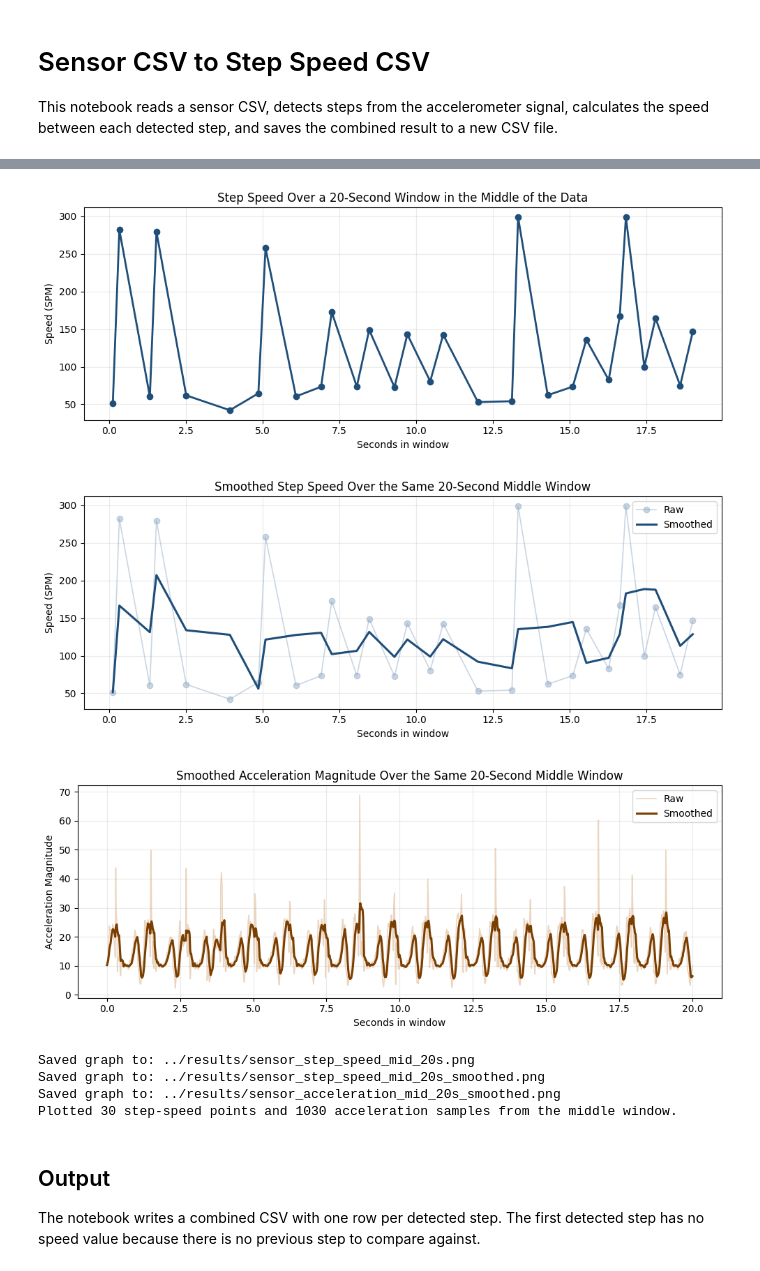
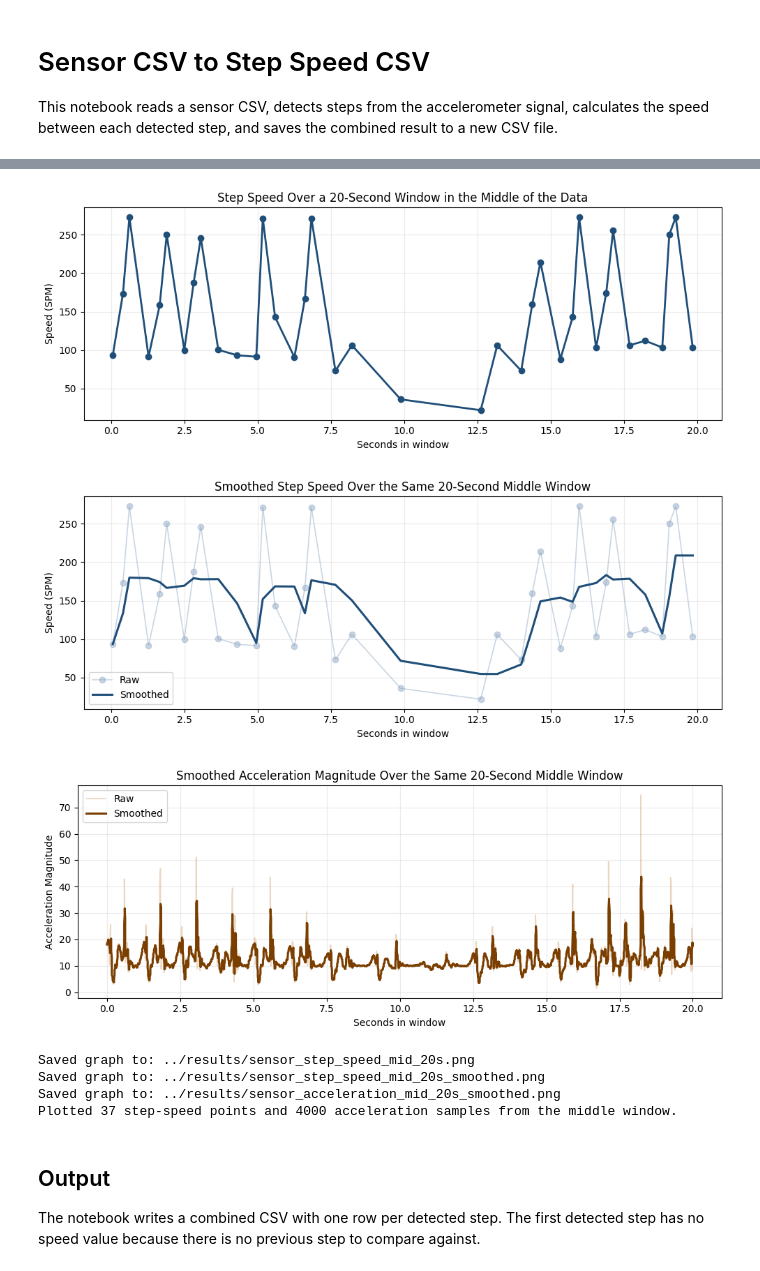
Before and after one commit to RavMRafiki/step-calcs, a Jupyter notebook: speed convert/sensor_speed_notebook.ipynb, the cells around one changed output, grey strips where cells are left out. Cells and saved outputs as stored; diff of their text form; code cells hidden in the pictures.

```diff
--- a/speed convert/sensor_speed_notebook.ipynb
+++ b/speed convert/sensor_speed_notebook.ipynb
@@ -9,7 +9,7 @@ import datetime as dt
 import math
 import statistics
 
-INPUT_CSV = Path("../data/sensor_data_20260516_225339.csv")
+INPUT_CSV = Path("../data-2/sensor_data_20260607_215231.csv")
 OUTPUT_CSV = Path("../results/sensor_step_speed.csv")
 
 # Detection parameter tweaks for higher sensitivity
@@ -201,7 +201,7 @@ else:
     last_timestamp_ms = valid_rows[-1]["timestamp_ms"]
     middle_timestamp_ms = (first_timestamp_ms + last_timestamp_ms) / 2
 
-    window_half_ms = 10000
+    window_half_ms = 10_000
     window_start_ms = middle_timestamp_ms - window_half_ms
     window_end_ms = middle_timestamp_ms + window_half_ms
 
@@ -254,40 +254,40 @@ else:
         if window_start_ms <= timestamp_ms <= window_end_ms
     ]
 
     if len(window_samples) < 2:
         print("Not enough accelerometer samples in the middle window to plot acceleration.")
     else:
         accel_x_seconds = [(timestamp_ms - window_start_ms) / 1000.0 for timestamp_ms, _ in window_samples]
         accel_magnitude = [magnitude for _, magnitude in window_samples]
         accel_smoothed = moving_average(accel_magnitude, 7)
 
         accel_fig, accel_ax = plt.subplots(figsize=(10, 4))
         accel_ax.plot(accel_x_seconds, accel_magnitude, linewidth=1.2, color="#d4a373", alpha=0.45, label="Raw")
         accel_ax.plot(accel_x_seconds, accel_smoothed, linewidth=2.2, color="#7a3e00", label="Smoothed")
         accel_ax.set_title("Smoothed Acceleration Magnitude Over the Same 20-Second Middle Window")
         accel_ax.set_xlabel("Seconds in window")
         accel_ax.set_ylabel("Acceleration Magnitude")
         accel_ax.grid(alpha=0.25)
         accel_ax.legend()
         accel_fig.tight_layout()
 
         accel_graph_path = OUTPUT_CSV.with_name("sensor_acceleration_mid_20s_smoothed.png")
         accel_fig.savefig(accel_graph_path, dpi=160)
         plt.show()
         plt.close(accel_fig)
 
         print(f"Saved graph to: {graph_path}")
         print(f"Saved graph to: {smooth_graph_path}")
         print(f"Saved graph to: {accel_graph_path}")
         print(f"Plotted {len(window_rows)} step-speed points and {len(window_samples)} acceleration samples from the middle window.")
 # %% [output]
-[figure, old version]
+[figure, new version]
-[figure, old version]
+[figure, new version]
-[figure, old version]
+[figure, new version]
 Saved graph to: ../results/sensor_step_speed_mid_20s.png
 Saved graph to: ../results/sensor_step_speed_mid_20s_smoothed.png
 Saved graph to: ../results/sensor_acceleration_mid_20s_smoothed.png
-Plotted 30 step-speed points and 1030 acceleration samples from the middle window.
+Plotted 37 step-speed points and 4000 acceleration samples from the middle window.
 # %% [markdown]
 ## Output
 
```
Also changed, not shown: parts of 1 cell of this notebook, 7 other files.
